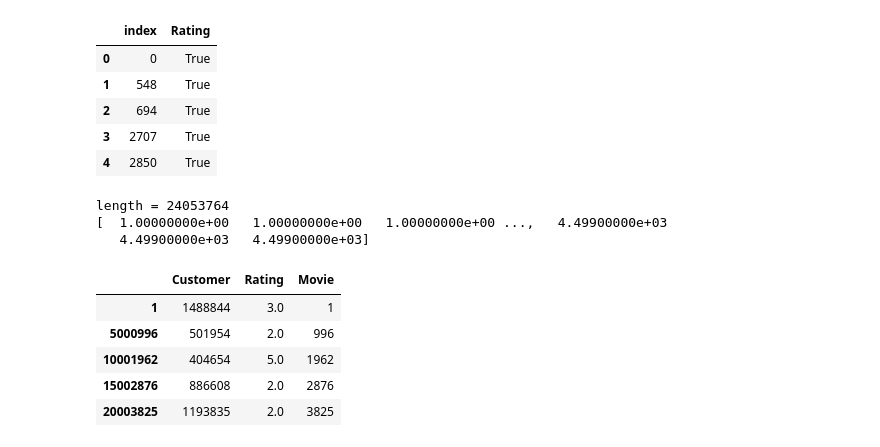
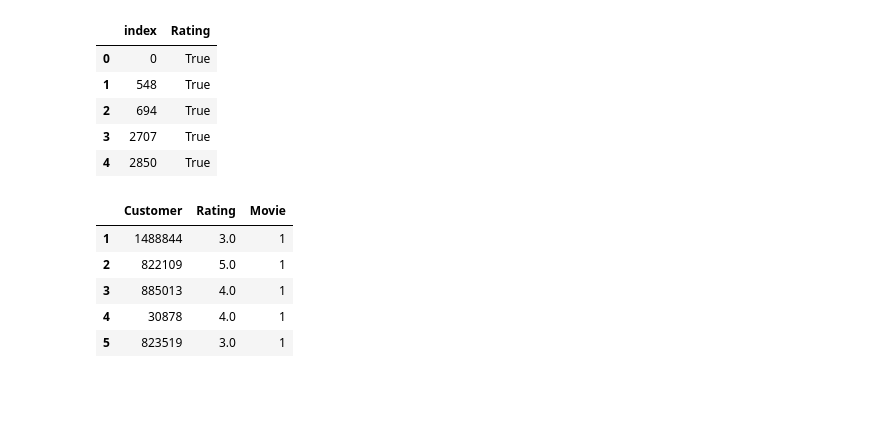
Before and after one commit to caitaozhan/CSE591-Homework, a Jupyter notebook: src/Netfilx.ipynb, the cells around one changed output. Saved outputs shown, nothing was run; the diff lists cells and outputs as text; code cells hidden in the pictures; blank space fills up the shorter version.

```diff
--- a/src/Netfilx.ipynb
+++ b/src/Netfilx.ipynb
@@ -132,24 +143,16 @@ for i,j in zip(df_movie['index'][1:], df_movie['index'][:-1]):
 # %%
 last_movie = np.full((1, len(df) - df_movie.iloc[-1, 0] -1), movie_id)
 movie_ids = np.append(movie_ids, last_movie)
-# %%
-print('length = %d' % len(movie_ids))
-print(movie_ids)
-# %% [output]
-length = 24053764
-[  1.00000000e+00   1.00000000e+00   1.00000000e+00 ...,   4.49900000e+03
-   4.49900000e+03   4.49900000e+03]
 # %%
 df = df.dropna()
 df['Movie'] = movie_ids.astype(int)
 df['Customer'] = df['Customer'].astype(int)
 # %%
 df.head()
-df.iloc[::5000000, :]
 # %% [output]
 |  | Customer | Rating | Movie |
 | 1 | 1488844 | 3.0 | 1 |
-| 5000996 | 501954 | 2.0 | 996 |
-| 10001962 | 404654 | 5.0 | 1962 |
-| 15002876 | 886608 | 2.0 | 2876 |
-| 20003825 | 1193835 | 2.0 | 3825 |
+| 2 | 822109 | 5.0 | 1 |
+| 3 | 885013 | 4.0 | 1 |
+| 4 | 30878 | 4.0 | 1 |
+| 5 | 823519 | 3.0 | 1 |
```
Also changed, not shown: parts of 18 cells of this notebook.
